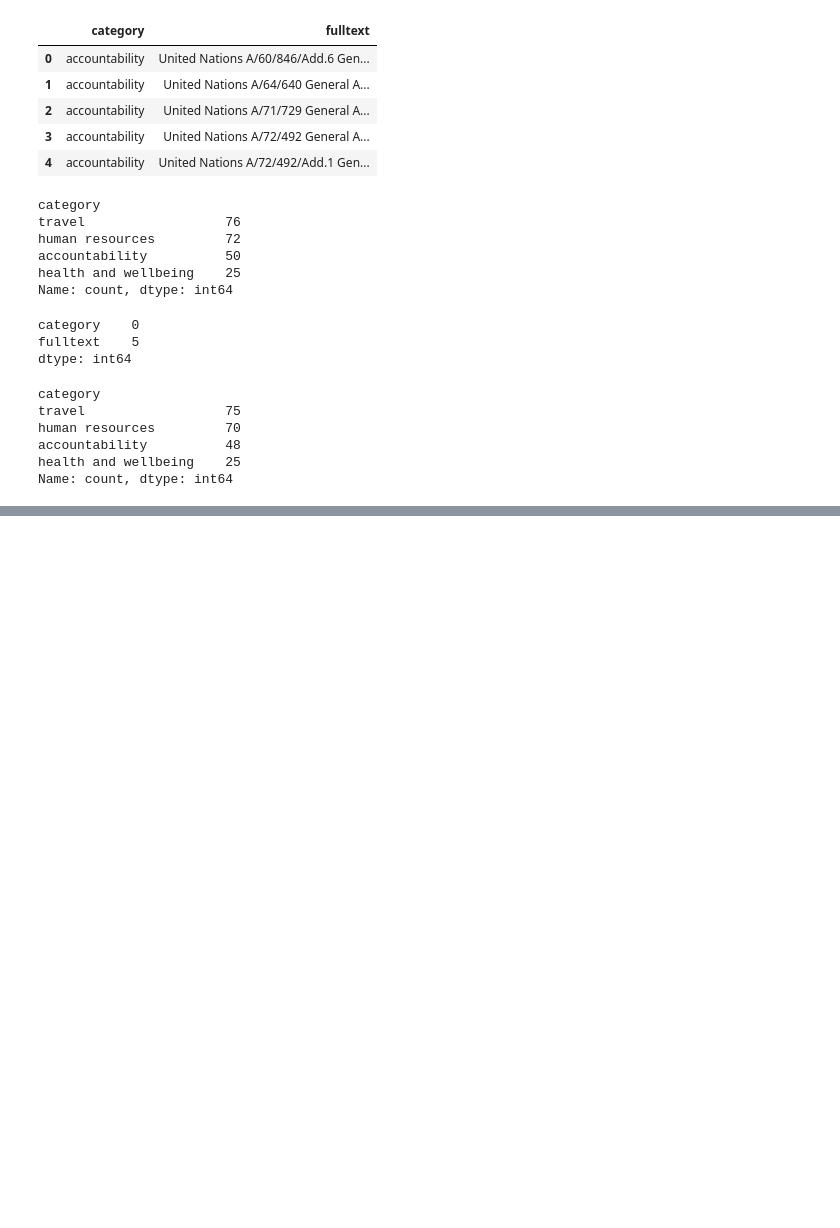
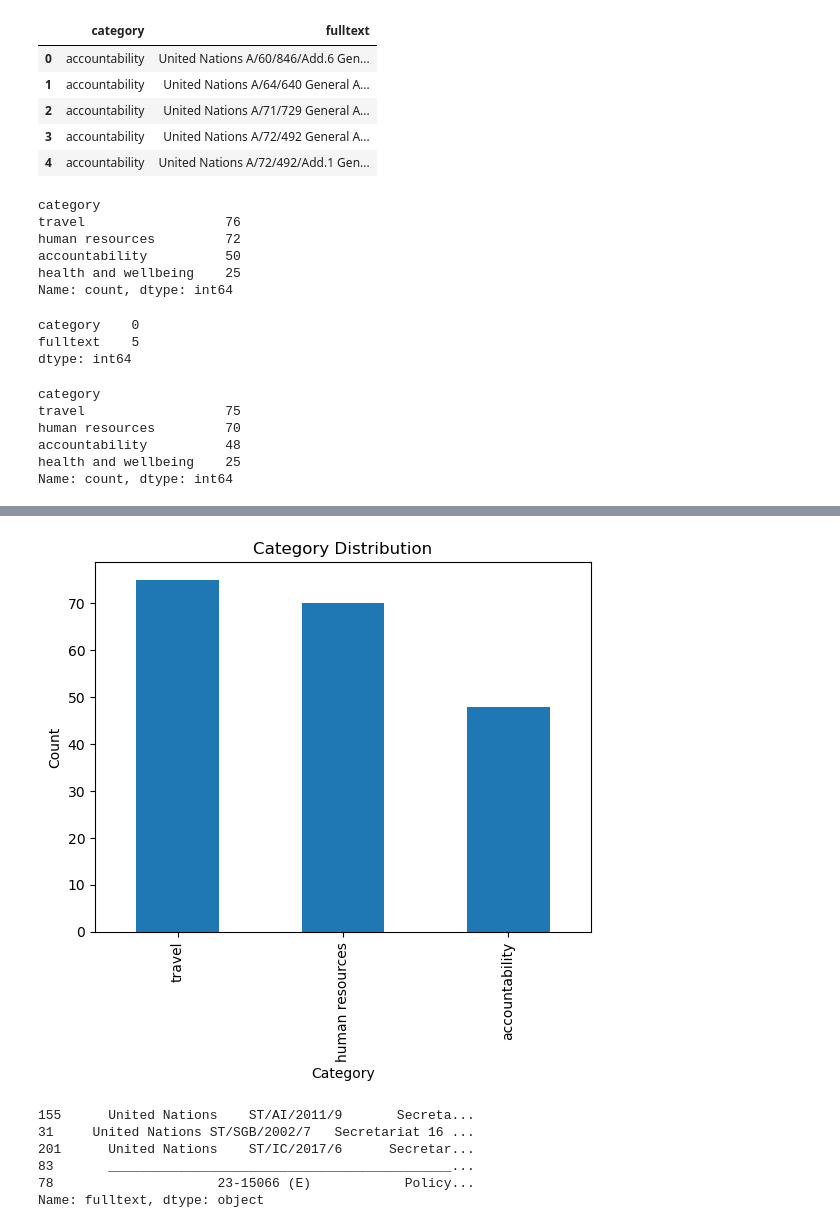
Before and after one commit to cdungca/document-classifier, a Jupyter notebook: main.ipynb, the cells around one changed output, grey strips where cells are left out. Drawn from its saved outputs; the diff is of its cells as text; code cells hidden in the pictures; blank space fills up the shorter version.

```diff
--- a/main.ipynb
+++ b/main.ipynb
@@ -94,0 +93,4 @@ print(ans1)
+# %%
+# Health and Wellbeing only has 25 records compared to the other catgeories. To balance the data set and remove the bias, we will remove health and wellbeing records.
+# Remove health and wellbeing records in df
+df = df[df["category"] != "health and wellbeing"]
@@ -94,0 +106,9 @@ print(ans1)
+# %%
+# category distribution
+df['category'].value_counts().plot(kind='bar')
+plt.xlabel('Category')
+plt.ylabel('Count')
+plt.title('Category Distribution')
+plt.show()
+# %% [output]
+[figure, added]
@@ -94,0 +121,9 @@ print(ans1)
+# %%
+X_train.head()
+# %% [output]
+155      United Nations    ST/AI/2011/9       Secreta...
+31     United Nations ST/SGB/2002/7   Secretariat 16 ...
+201      United Nations    ST/IC/2017/6      Secretar...
+83       ____________________________________________...
+78                     23-15066 (E)            Policy...
+Name: fulltext, dtype: object
```
Also changed, not shown: parts of 12 cells of this notebook.
